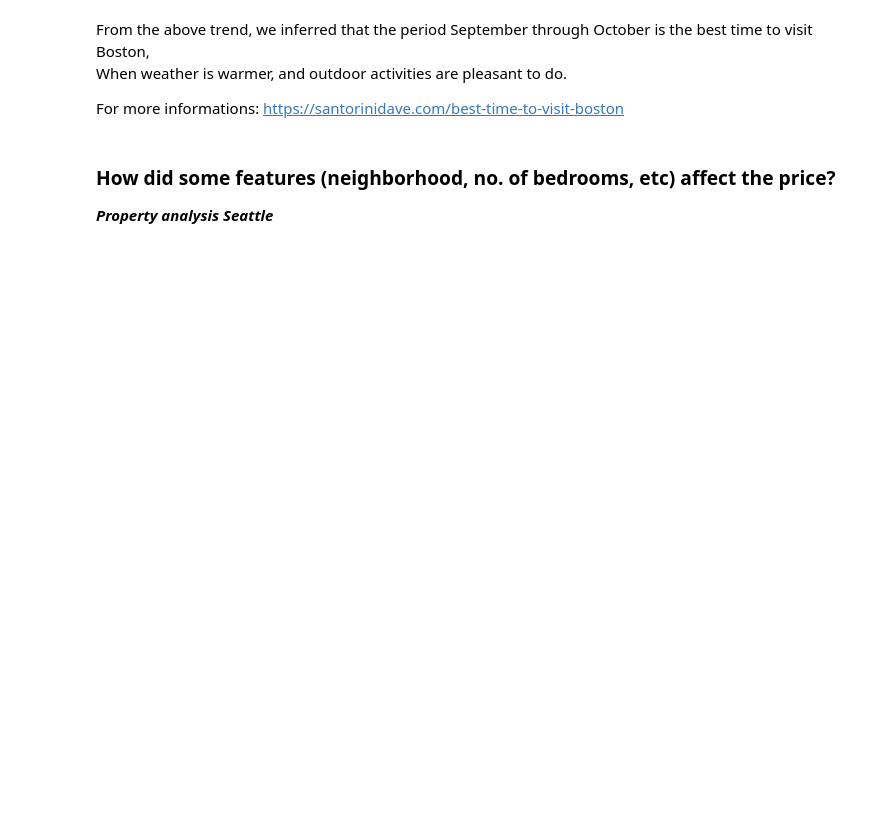
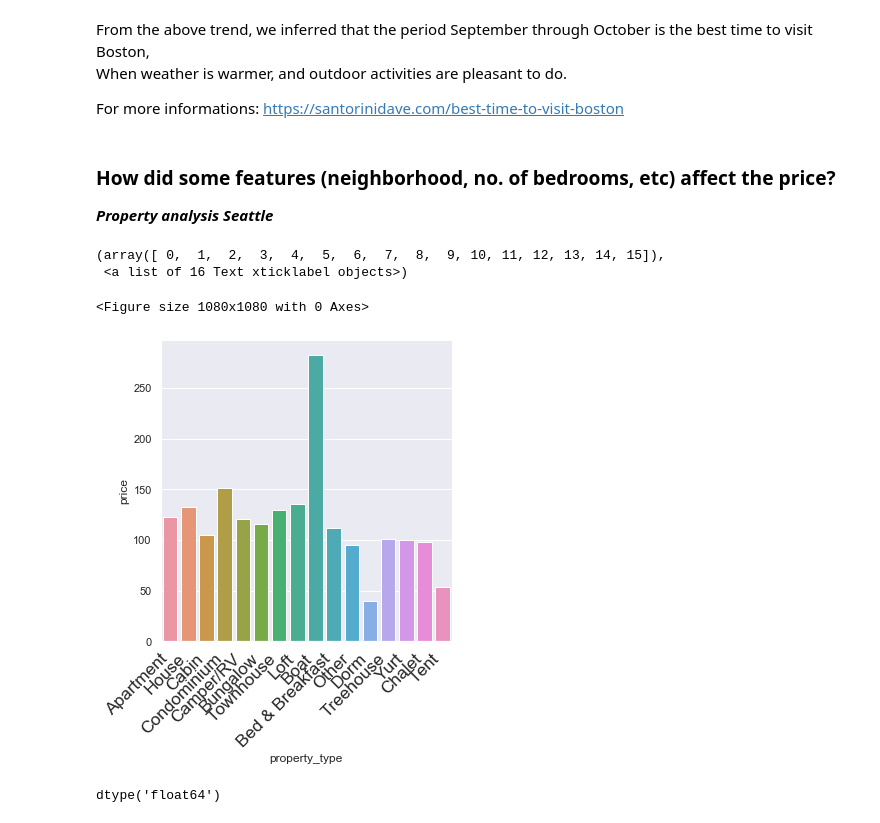
Before and after one commit to mamadcamzis/BostonSeatle, a Jupyter notebook: boston_seattle_blog.ipynb, the cells around one changed output. Drawn from its saved outputs; the diff is of its cells as text; code cells hidden in the pictures; blank space fills up the shorter version.

Commit message:
add price vs property_tyme

```diff
--- a/boston_seattle_blog.ipynb
+++ b/boston_seattle_blog.ipynb
@@ -448,6 +448,7 @@ def clean_list_df(df_listing):
     # Drop columns having 50% of nan value
     df_missing = df_listing.isna().mean()
     df_listing_modi1 = df_listing.drop(df_missing[df_missing>0.5].index.to_list(), axis=1)
+    #print('col of null values > .5%', df_missing[df_missing>0.5].index.to_list())
     # Drop columns related with urls and other irrelevant columns
     remove_list1 = ['listing_url', 'scrape_id', 'last_scraped', 'thumbnail_url', 'medium_url',
                     'picture_url', 'xl_picture_url', 'host_url', 'host_thumbnail_url',
@@ -463,7 +464,7 @@ def clean_list_df(df_listing):
     # False value, if there is no rule.
     #df_listing_modi1['house_rules_exist_tf']= pd.notna(df_listing_modi1.house_rules)
     #df_listing_modi1.drop(['house_rules'], axis=1, inplace=True)
-    # Remove columns having 1000 unique string valuses and irrelevant data
+    # Remove columns having 1000 unique string values and irrelevant data
     remove_list3 = ['host_name', 'host_since', 'host_about', 'street','first_review','experiences_offered',
                     'requires_license', 'last_review','host_location','neighbourhood_cleansed',
                     'experiences_offered','requires_license']
@@ -523,7 +524,6 @@ def clean_list_df(df_listing):
     for i,j in zip(tmp,tmp1):
             if j == object and len(df_listing_modi2[i].value_counts()) > 10 :
                 if i != 'property_type':
-                    print(i)
                     columns_of_object_over10.append(i)
 
     df_listing_modi2 = pd.get_dummies(df_listing_modi2, columns=columns_of_object_over10,
@@ -551,12 +551,11 @@ def clean_list_df(df_listing):
     df_listing_modi2 = pd.get_dummies(df_listing_modi2,
                                       columns=['host_response_rate_100','host_acceptance_rate_100'],
                                   prefix=['host_response_rate_100','host_acceptance_rate_100'])
-    df_listing_modi2 = df_listing_modi2.drop(['id', 'host_id', 'latitude', 'longitude','price',
+    df_listing_modi2 = df_listing_modi2.drop(['id', 'host_id', 'latitude', 'longitude',
                                               'host_listings_count','host_total_listings_count'], axis=1)
 
 
-    b = 'price' in list(df_listing_modi2)
-    print(b)
+
 
     return df_listing_modi2
 # %%
@@ -685,2 +684,23 @@ sns.barplot('property_type', 'price', data=seatlle_list_modified)
+# %%
+#fig, ax = plt.subplots()
+plt.figure(figsize=(15,15))
+g = sns.catplot('property_type', 'price', data=seatlle_list_modified,
+            kind='bar', ci=None)
+
+plt.xticks(
+    rotation=45,
+    horizontalalignment='right',
+    fontweight='light',
+    fontsize='x-large'
+)
+
+#els(), rotation=45, horizontalalignment='right')
+# %% [output]
+(array([ 0,  1,  2,  3,  4,  5,  6,  7,  8,  9, 10, 11, 12, 13, 14, 15]),
+ <a list of 16 Text xticklabel objects>)
+<Figure size 1080x1080 with 0 Axes>
+[figure, added]
 # %%
 seatlle_list_modified.price.dtypes
+# %% [output]
+dtype('float64')
```
Also changed, not shown: parts of 9 cells of this notebook.
